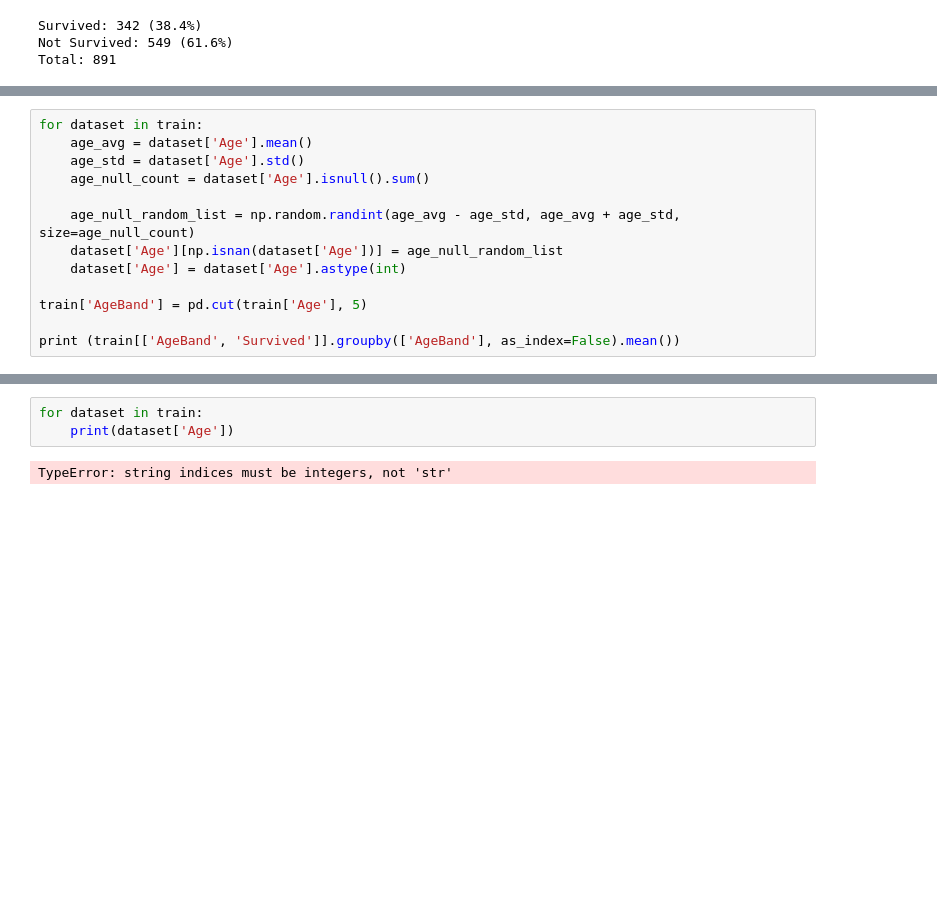
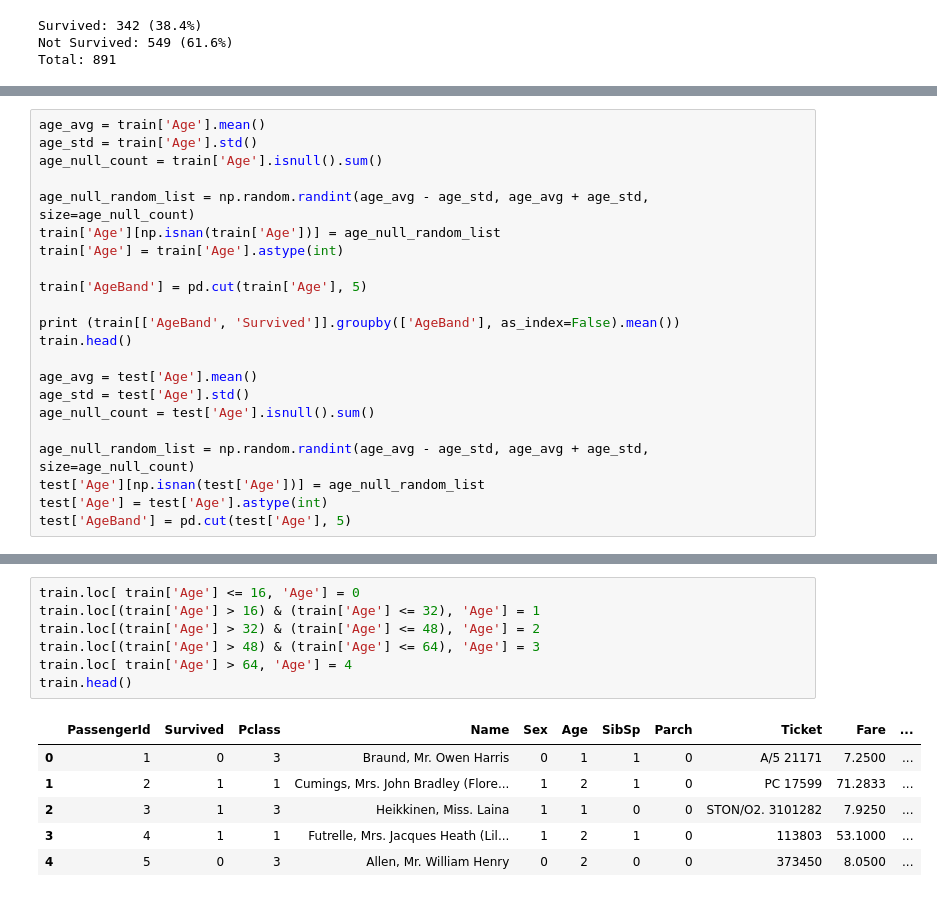
Before and after one commit to Marzha5395/titanic, a Jupyter notebook: main.ipynb, the cells around one changed output, grey strips where cells are left out. Cells and saved outputs as stored; diff of their text form; blank space fills up the shorter version.

```diff
--- a/main.ipynb
+++ b/main.ipynb
@@ -86,16 +90,25 @@ train.head()
 | 3 | 4 | 1 | 1 | Futrelle, Mrs. Jacques Heath (Lil... | 1 | 35.0 | 1 | 0 | 113803 | 53.1000 | ... |
 | 4 | 5 | 0 | 3 | Allen, Mr. William Henry | 0 | 35.0 | 0 | 0 | 373450 | 8.0500 | ... |
 # %%
-for dataset in train:
-    age_avg = dataset['Age'].mean()
-    age_std = dataset['Age'].std()
-    age_null_count = dataset['Age'].isnull().sum()
+age_avg = train['Age'].mean()
+age_std = train['Age'].std()
+age_null_count = train['Age'].isnull().sum()
 
-    age_null_random_list = np.random.randint(age_avg - age_std, age_avg + age_std, size=age_null_count)
-    dataset['Age'][np.isnan(dataset['Age'])] = age_null_random_list
-    dataset['Age'] = dataset['Age'].astype(int)
+age_null_random_list = np.random.randint(age_avg - age_std, age_avg + age_std, size=age_null_count)
+train['Age'][np.isnan(train['Age'])] = age_null_random_list
+train['Age'] = train['Age'].astype(int)
 
 train['AgeBand'] = pd.cut(train['Age'], 5)
 
 print (train[['AgeBand', 'Survived']].groupby(['AgeBand'], as_index=False).mean())
+train.head()
+
+age_avg = test['Age'].mean()
+age_std = test['Age'].std()
+age_null_count = test['Age'].isnull().sum()
+
+age_null_random_list = np.random.randint(age_avg - age_std, age_avg + age_std, size=age_null_count)
+test['Age'][np.isnan(test['Age'])] = age_null_random_list
+test['Age'] = test['Age'].astype(int)
+test['AgeBand'] = pd.cut(test['Age'], 5)
 # %% [output]
@@ -103,5 +138,14 @@ TypeError: string indices must be integers, not 'str'
-# %%
-for dataset in train:
-    print(dataset['Age'])
-# %% [output]
-TypeError: string indices must be integers, not 'str'
+# %%
+train.loc[ train['Age'] <= 16, 'Age'] = 0
+train.loc[(train['Age'] > 16) & (train['Age'] <= 32), 'Age'] = 1
+train.loc[(train['Age'] > 32) & (train['Age'] <= 48), 'Age'] = 2
+train.loc[(train['Age'] > 48) & (train['Age'] <= 64), 'Age'] = 3
+train.loc[ train['Age'] > 64, 'Age'] = 4
+train.head()
+# %% [output]
+|  | PassengerId | Survived | Pclass | Name | Sex | Age | SibSp | Parch | Ticket | Fare | ... |
+| 0 | 1 | 0 | 3 | Braund, Mr. Owen Harris | 0 | 1 | 1 | 0 | A/5 21171 | 7.2500 | ... |
+| 1 | 2 | 1 | 1 | Cumings, Mrs. John Bradley (Flore... | 1 | 2 | 1 | 0 | PC 17599 | 71.2833 | ... |
+| 2 | 3 | 1 | 3 | Heikkinen, Miss. Laina | 1 | 1 | 0 | 0 | STON/O2. 3101282 | 7.9250 | ... |
+| 3 | 4 | 1 | 1 | Futrelle, Mrs. Jacques Heath (Lil... | 1 | 2 | 1 | 0 | 113803 | 53.1000 | ... |
+| 4 | 5 | 0 | 3 | Allen, Mr. William Henry | 0 | 2 | 0 | 0 | 373450 | 8.0500 | ... |
```
Also changed, not shown: parts of 15 cells of this notebook.
